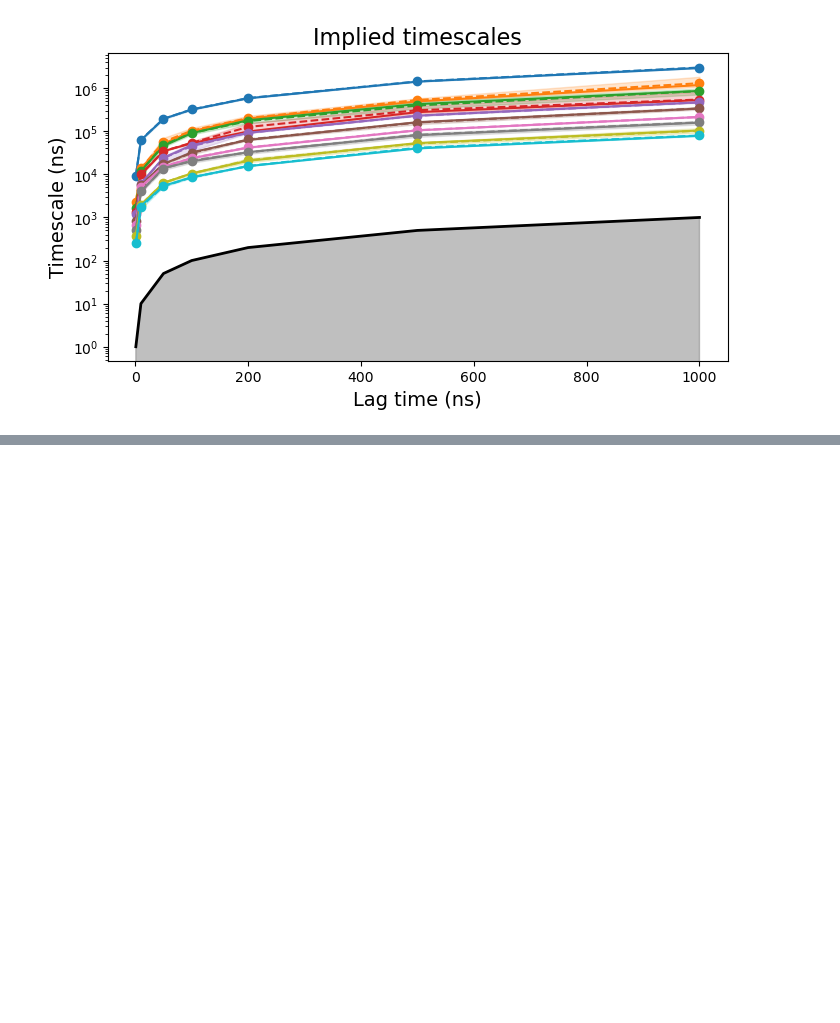
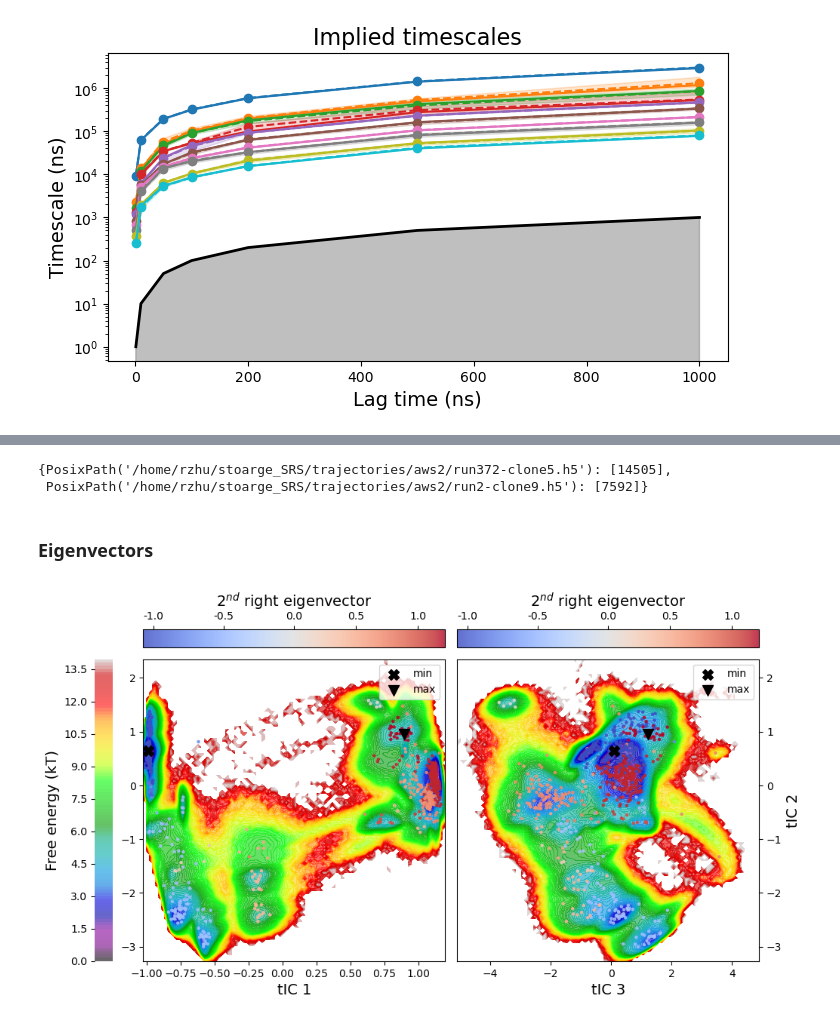
Before and after one commit to meyresearch/kinase_analysis, a Jupyter notebook: validate_model.ipynb, the cells around one changed output, grey strips where cells are left out. Drawn from its saved outputs; the diff is of its cells as text; code cells hidden in the pictures; blank space fills up the shorter version.

Commit message:
Add fes, its, egv plots

```diff
--- a/validate_model.ipynb
+++ b/validate_model.ipynb
@@ -231,0 +188,5 @@ for traj_name, ind in trajs_frames.items():
+# %%
+trajs_frames
+# %% [output]
+{PosixPath('/home/rzhu/stoarge_SRS/trajectories/aws2/run372-clone5.h5'): [14505],
+ PosixPath('/home/rzhu/stoarge_SRS/trajectories/aws2/run2-clone9.h5'): [7592]}
@@ -231,0 +199,52 @@ for traj_name, ind in trajs_frames.items():
+# %% [markdown]
+### Eigenvectors
+# %%
+eigenvec_2 = msm_mod.eigenvectors_right()[:,1]
+
+vmin, vmax = min(eigenvec_2), max(eigenvec_2)
+divnorm = mpl.colors.TwoSlopeNorm(vmin=vmin, vcenter=0, vmax=vmax)
+
+min_id, max_id = eigenvec_2.argmin(), eigenvec_2.argmax()
+
+fig = plt.figure(figsize=(8, 8))
+ax1 = fig.add_axes([0, 0, 0.5, 0.5])
+ax2 = fig.add_axes([0.52, 0, 0.5, 0.5])
+fe_cax = fig.add_axes([ax1.get_position().x0-0.08, ax1.get_position().y0, 0.03, ax1.get_position().height])
+ev1_cax = fig.add_axes([ax1.get_position().x0, ax1.get_position().y1+0.02, ax1.get_position().width, 0.03])
+ev2_cax = fig.add_axes([ax2.get_position().x0, ax2.get_position().y1+0.02, ax2.get_position().width, 0.03])
+
+ax1, contour1, cbar1 = plot_energy2d(energy2d(ttraj_cat[:,0], ttraj_cat[:,1], weights=np.concatenate(traj_weights,axis=0)), ax=ax1, cbar_ax=fe_cax, contourf_kws=dict(cmap='nipy_spectral', alpha=0.6))
+ax2, contour1, cbar2 = plot_energy2d(energy2d(ttraj_cat[:,2], ttraj_cat[:,1], weights=np.concatenate(traj_weights,axis=0)), ax=ax2, cbar=False, contourf_kws=dict(cmap='nipy_spectral', alpha=0.6))
+
+ax1_eg2 = ax1.scatter(kmeans_mod.cluster_centers_[:,0], kmeans_mod.cluster_centers_[:,1], s=20, c=eigenvec_2, marker='.', alpha=0.8, cmap='coolwarm', norm=divnorm)
+ax1.scatter(kmeans_mod.cluster_centers_[min_id,0], kmeans_mod.cluster_centers_[min_id,1], s=100, c='k', marker='X', label='min')
+ax1.scatter(kmeans_mod.cluster_centers_[max_id,0], kmeans_mod.cluster_centers_[max_id,1], s=100, c='k', marker='v', label='max')
+fig.colorbar(ax1_eg2, cax=ev1_cax, format='%.1f', orientation='horizontal')
+
+ax2_eg2 = ax2.scatter(kmeans_mod.cluster_centers_[:,2], kmeans_mod.cluster_centers_[:,1], s=20, c=eigenvec_2, marker='.', alpha=0.8, cmap='coolwarm', norm=divnorm)
+ax2.scatter(kmeans_mod.cluster_centers_[min_id,2], kmeans_mod.cluster_centers_[min_id,1], s=100, c='k', marker='X', label='min')
+ax2.scatter(kmeans_mod.cluster_centers_[max_id,2], kmeans_mod.cluster_centers_[max_id,1], s=100, c='k', marker='v', label='max')
+fig.colorbar(ax2_eg2, cax=ev2_cax, format='%.1f', orientation='horizontal')
+
+ev1_cax.tick_params(axis='x', bottom=False, top=True, labeltop=True, labelbottom=False)
+ev2_cax.tick_params(axis='x', bottom=False, top=True, labeltop=True, labelbottom=False)
+ax2.tick_params(axis='y', left=False, right=True, labelleft=False, labelright=True)
+fe_cax.tick_params(axis='y', left=True, right=False, labelleft=True, labelright=False)
+
+ax1.set_xlabel('tIC 1', fontsize=14)
+ax1.legend()
+ax2.set_xlabel('tIC 3', fontsize=14)
+ax2.set_ylabel('tIC 2', fontsize=14)
+ax2.yaxis.set_label_position("right")
+ax2.legend()
+ev1_cax.set_xlabel(r'$2^{nd}$ right eigenvector', fontsize=14)
+ev2_cax.set_xlabel(r'$2^{nd}$ right eigenvector', fontsize=14)
+ev1_cax.xaxis.set_label_position('top')
+ev2_cax.xaxis.set_label_position('top')
+fe_cax.set_ylabel('Free energy (kT)', fontsize=14)
+fe_cax.yaxis.set_label_position("left")
+
+plt.savefig(fig_path.joinpath('eigenvector_2.png'), transparent=True, bbox_inches='tight', dpi=300)
+plt.show()
+# %% [output]
+[figure, added]
```
Also changed, not shown: parts of 35 cells of this notebook.
